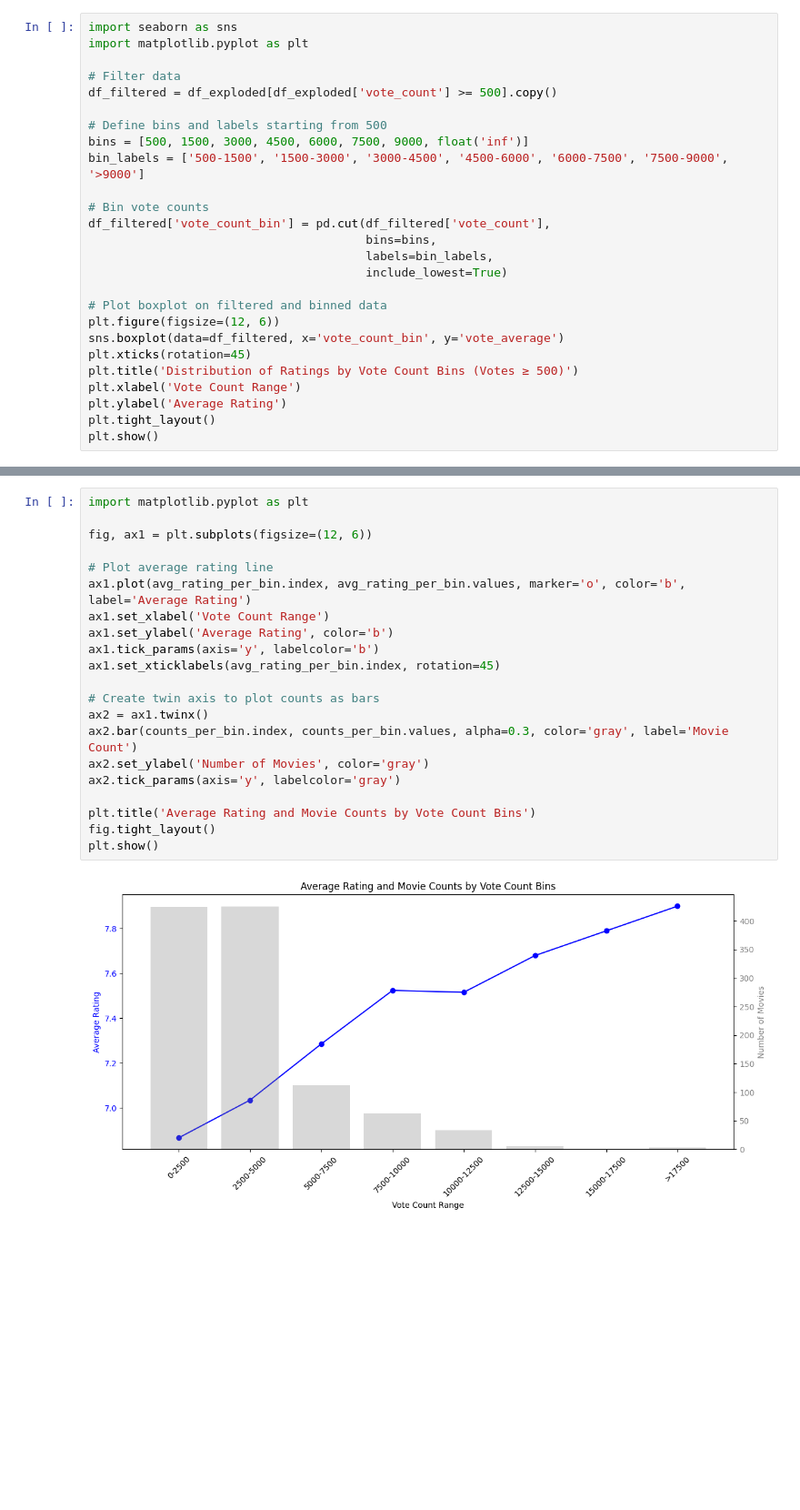
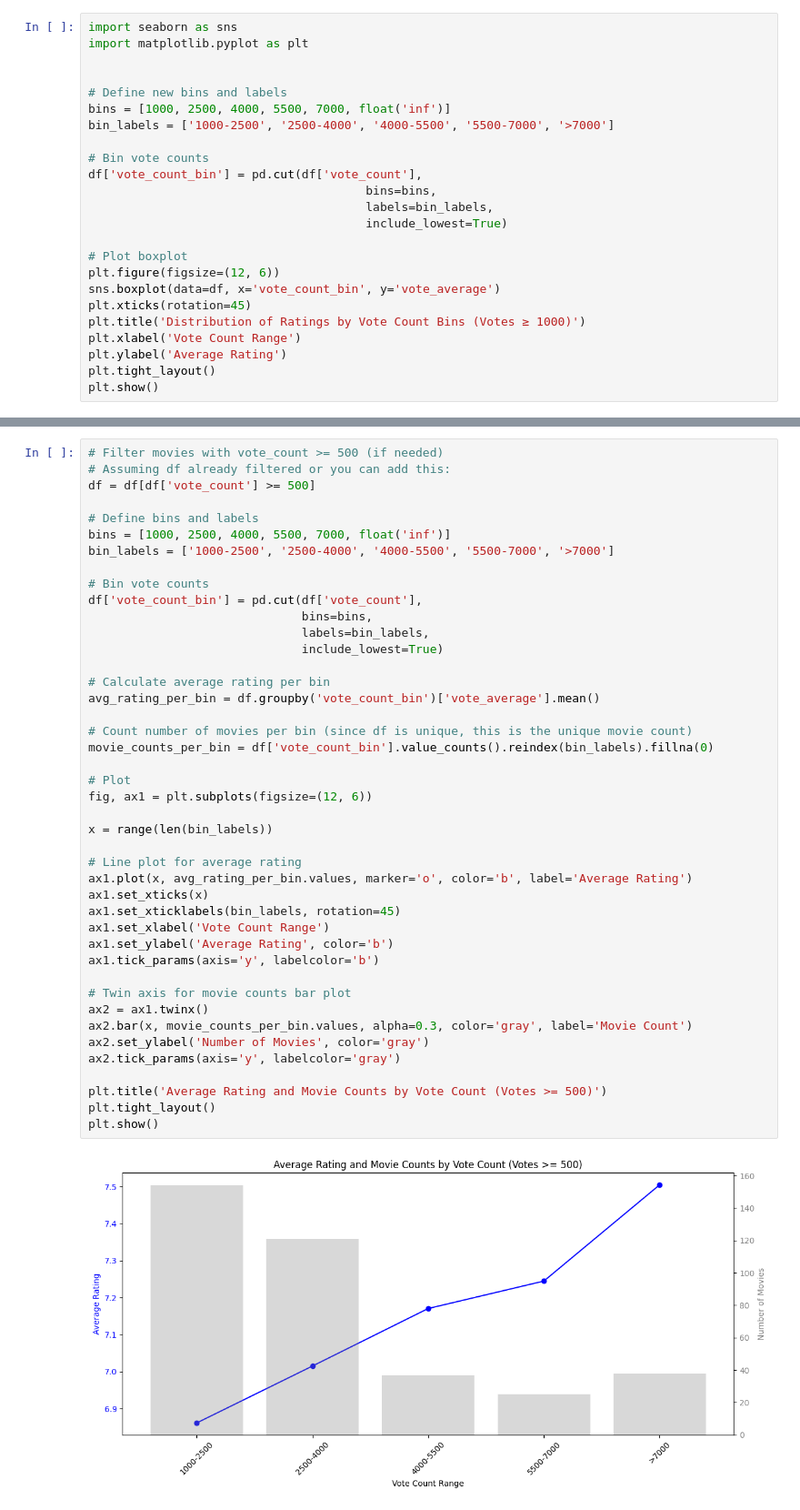
Before and after one commit to LSE-ME204/me204-2025-project-prsnt95, a Jupyter notebook: notebooks/NB03-analysis.ipynb, the cells around one changed output, grey strips where cells are left out. Shown at 91% size. Saved outputs shown, nothing was run; the diff lists cells and outputs as text; blank space fills up the shorter version.

```diff
--- a/notebooks/NB03-analysis.ipynb
+++ b/notebooks/NB03-analysis.ipynb
@@ -207,24 +164,22 @@ Name: vote_average, dtype: float64
 import seaborn as sns
 import matplotlib.pyplot as plt
 
-# Filter data
-df_filtered = df_exploded[df_exploded['vote_count'] >= 500].copy()
 
-# Define bins and labels starting from 500
-bins = [500, 1500, 3000, 4500, 6000, 7500, 9000, float('inf')]
-bin_labels = ['500-1500', '1500-3000', '3000-4500', '4500-6000', '6000-7500', '7500-9000', '>9000']
+# Define new bins and labels
+bins = [1000, 2500, 4000, 5500, 7000, float('inf')]
+bin_labels = ['1000-2500', '2500-4000', '4000-5500', '5500-7000', '>7000']
 
 # Bin vote counts
-df_filtered['vote_count_bin'] = pd.cut(df_filtered['vote_count'],
+df['vote_count_bin'] = pd.cut(df['vote_count'],
                                        bins=bins,
                                        labels=bin_labels,
                                        include_lowest=True)
 
-# Plot boxplot on filtered and binned data
+# Plot boxplot
 plt.figure(figsize=(12, 6))
-sns.boxplot(data=df_filtered, x='vote_count_bin', y='vote_average')
+sns.boxplot(data=df, x='vote_count_bin', y='vote_average')
 plt.xticks(rotation=45)
-plt.title('Distribution of Ratings by Vote Count Bins (Votes ≥ 500)')
+plt.title('Distribution of Ratings by Vote Count Bins (Votes ≥ 1000)')
 plt.xlabel('Vote Count Range')
 plt.ylabel('Average Rating')
 plt.tight_layout()
@@ -248,23 +189,45 @@ Name: count, dtype: int64
 # %%
-import matplotlib.pyplot as plt
+# Filter movies with vote_count >= 500 (if needed)
+# Assuming df already filtered or you can add this:
+df = df[df['vote_count'] >= 500]
 
+# Define bins and labels
+bins = [1000, 2500, 4000, 5500, 7000, float('inf')]
+bin_labels = ['1000-2500', '2500-4000', '4000-5500', '5500-7000', '>7000']
+
+# Bin vote counts
+df['vote_count_bin'] = pd.cut(df['vote_count'],
+                              bins=bins,
+                              labels=bin_labels,
+                              include_lowest=True)
+
+# Calculate average rating per bin
+avg_rating_per_bin = df.groupby('vote_count_bin')['vote_average'].mean()
+
+# Count number of movies per bin (since df is unique, this is the unique movie count)
+movie_counts_per_bin = df['vote_count_bin'].value_counts().reindex(bin_labels).fillna(0)
+
+# Plot
 fig, ax1 = plt.subplots(figsize=(12, 6))
 
-# Plot average rating line
-ax1.plot(avg_rating_per_bin.index, avg_rating_per_bin.values, marker='o', color='b', label='Average Rating')
+x = range(len(bin_labels))
+
+# Line plot for average rating
+ax1.plot(x, avg_rating_per_bin.values, marker='o', color='b', label='Average Rating')
+ax1.set_xticks(x)
+ax1.set_xticklabels(bin_labels, rotation=45)
 ax1.set_xlabel('Vote Count Range')
 ax1.set_ylabel('Average Rating', color='b')
 ax1.tick_params(axis='y', labelcolor='b')
-ax1.set_xticklabels(avg_rating_per_bin.index, rotation=45)
 
-# Create twin axis to plot counts as bars
+# Twin axis for movie counts bar plot
 ax2 = ax1.twinx()
-ax2.bar(counts_per_bin.index, counts_per_bin.values, alpha=0.3, color='gray', label='Movie Count')
+ax2.bar(x, movie_counts_per_bin.values, alpha=0.3, color='gray', label='Movie Count')
 ax2.set_ylabel('Number of Movies', color='gray')
 ax2.tick_params(axis='y', labelcolor='gray')
 
-plt.title('Average Rating and Movie Counts by Vote Count Bins')
-fig.tight_layout()
+plt.title('Average Rating and Movie Counts by Vote Count (Votes >= 500)')
+plt.tight_layout()
 plt.show()
 # %% [output]
-[figure, old version]
+[figure, new version]
```
Also changed, not shown: parts of 22 cells of this notebook, 5 other files.
